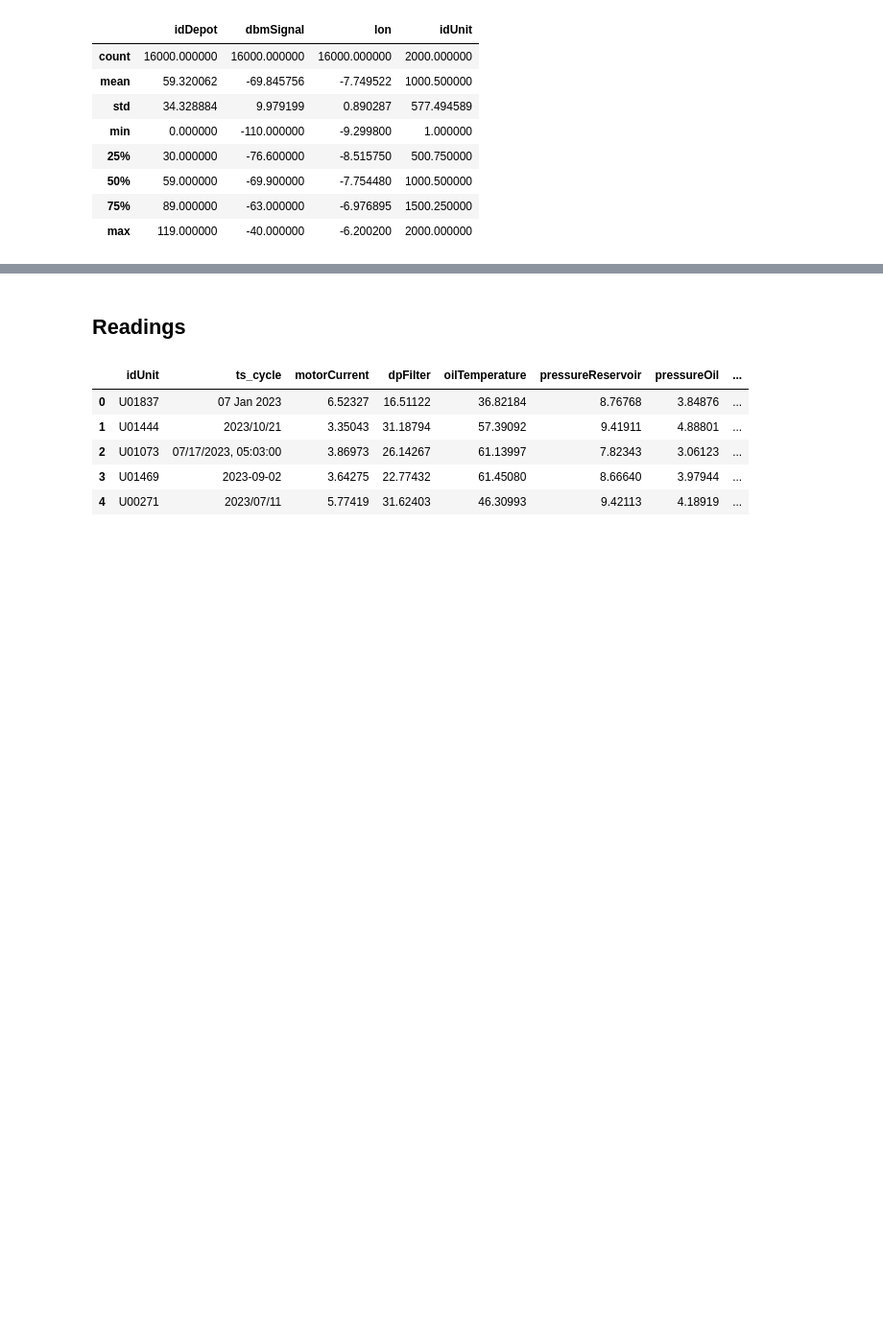
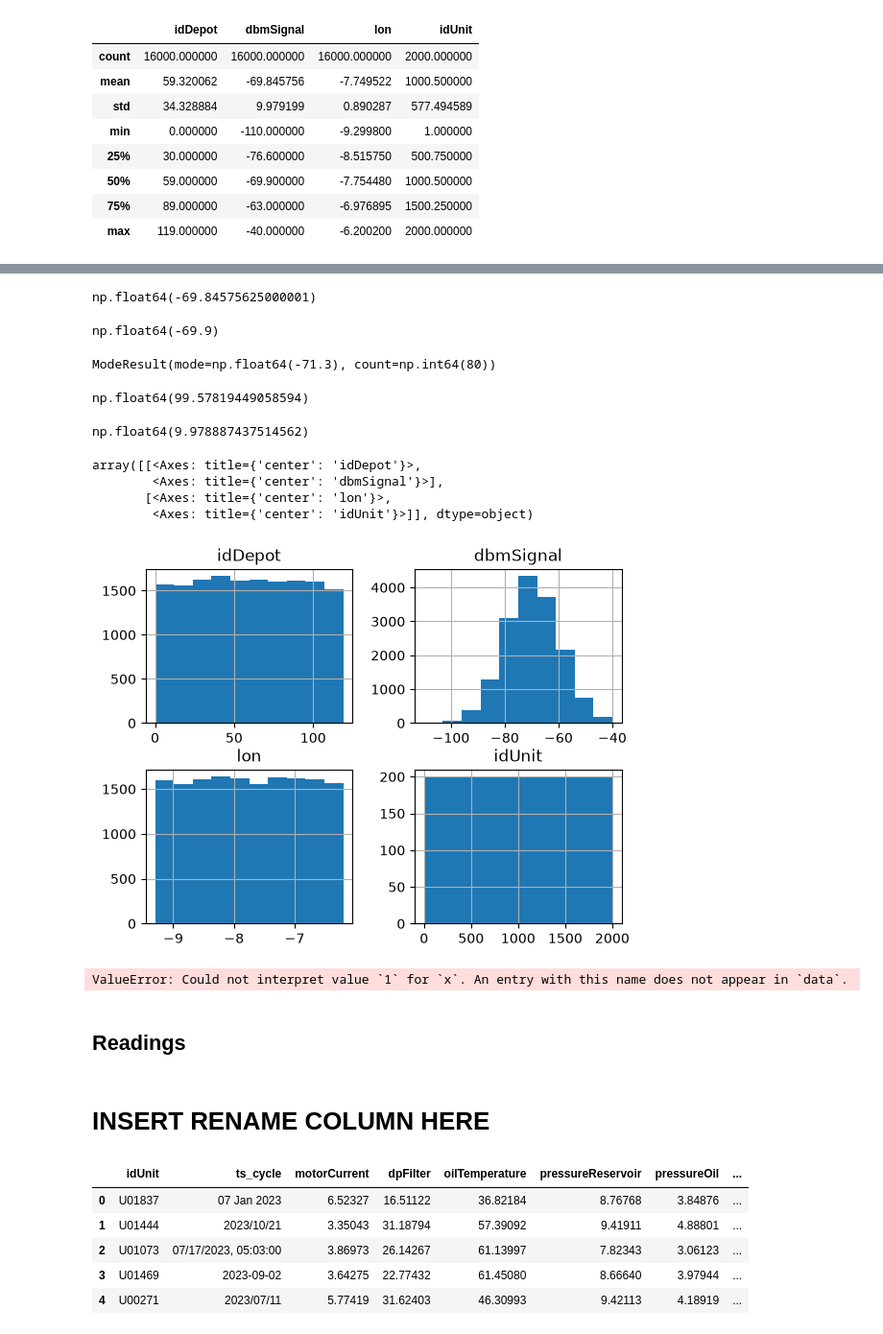
Before and after one commit to CIEXYZ/IAU_Kysil_Petrishka, a Jupyter notebook: src/phase1.ipynb, the cells around one changed output, grey strips where cells are left out. Shown at 96% size. Cells and saved outputs as stored; diff of their text form; code cells hidden in the pictures; blank space fills up the shorter version.

Commit message:
feat: New temp graphs

```diff
--- a/src/phase1.ipynb
+++ b/src/phase1.ipynb
@@ -96,5 +146,39 @@ gateways_df.describe()
+# %%
+gateways_df['dbmSignal'].mean()
+# %% [output]
+np.float64(-69.84575625000001)
+# %%
+gateways_df['dbmSignal'].median()
+# %% [output]
+np.float64(-69.9)
+# %%
+stats.mode(gateways_df['dbmSignal'])
+# %% [output]
+ModeResult(mode=np.float64(-71.3), count=np.int64(80))
+# %%
+np.var(gateways_df['dbmSignal'])
+# %% [output]
+np.float64(99.57819449058594)
+# %%
+np.std(gateways_df['dbmSignal'])
+# %% [output]
+np.float64(9.978887437514562)
+# %%
+gateways_df.hist()
+# %% [output]
+array([[<Axes: title={'center': 'idDepot'}>,
+        <Axes: title={'center': 'dbmSignal'}>],
+       [<Axes: title={'center': 'lon'}>,
+        <Axes: title={'center': 'idUnit'}>]], dtype=object)
+[figure, added]
+# %%
+sns.boxplot(data=gateways_df, x="1", y="2")
+# %% [output]
+ValueError: Could not interpret value `1` for `x`. An entry with this name does not appear in `data`.
 # %% [markdown]
 ## Readings
+# %% [markdown]
+# INSERT RENAME COLUMN HERE
 # %%
 display(readings_df.head())
 # %% [output]
```
Also changed, not shown: parts of 5 cells of this notebook.
